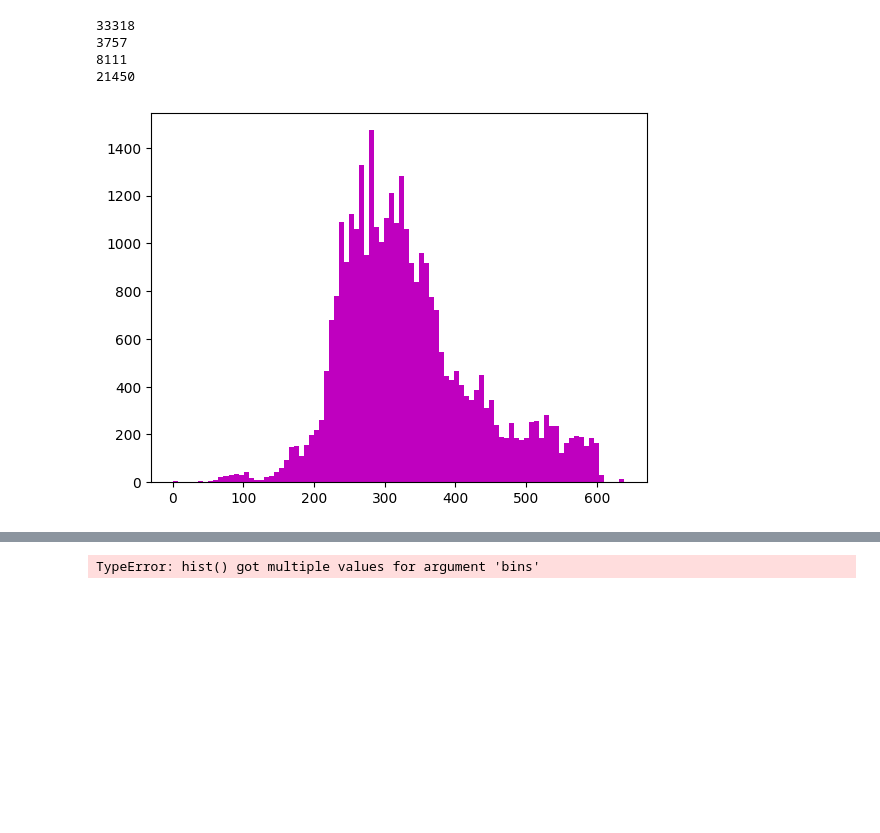
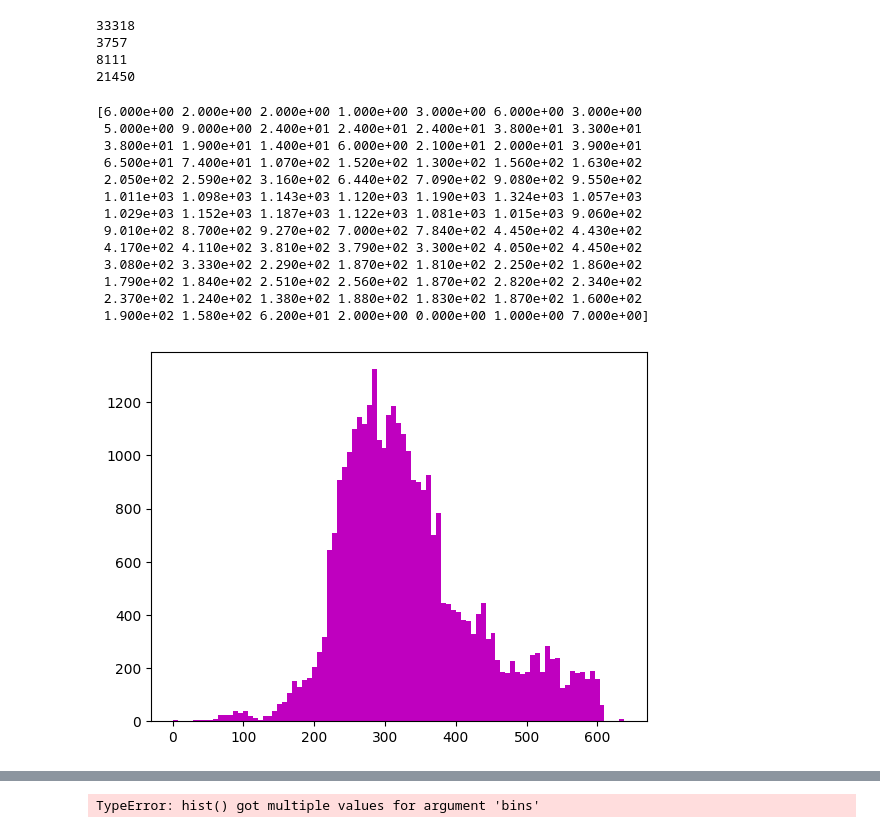
Before and after one commit to FormulaRabbit81/Group_Disease_2.0, a Jupyter notebook: Rough/Alex/ebola.ipynb, the cells around one changed output, grey strips where cells are left out. Drawn from its saved outputs; the diff is of its cells as text; code cells hidden in the pictures; blank space fills up the shorter version.

```diff
--- a/Rough/Alex/ebola.ipynb
+++ b/Rough/Alex/ebola.ipynb
@@ -67,7 +67,21 @@ date_nums_liberia = [convert_date_to_number(date, dates_liberia[0]) for date in
 date_nums_sierra = [convert_date_to_number(date, dates_sierra[0]) for date in dates_sierra]
 date_nums_all = [convert_date_to_number(date, dates_all[0]) for date in dates_all]
 # %%
-counts, bins, bars = plt.hist(date_nums_all, bins = 90, color = 'm')
+counts, bins, bars = plt.hist(date_nums_all, bins = range(1, date_nums_all[-1], 7), color = 'm')
+print(counts)
 # %% [output]
+[6.000e+00 2.000e+00 2.000e+00 1.000e+00 3.000e+00 6.000e+00 3.000e+00
+ 5.000e+00 9.000e+00 2.400e+01 2.400e+01 2.400e+01 3.800e+01 3.300e+01
+ 3.800e+01 1.900e+01 1.400e+01 6.000e+00 2.100e+01 2.000e+01 3.900e+01
+ 6.500e+01 7.400e+01 1.070e+02 1.520e+02 1.300e+02 1.560e+02 1.630e+02
+ 2.050e+02 2.590e+02 3.160e+02 6.440e+02 7.090e+02 9.080e+02 9.550e+02
+ 1.011e+03 1.098e+03 1.143e+03 1.120e+03 1.190e+03 1.324e+03 1.057e+03
+ 1.029e+03 1.152e+03 1.187e+03 1.122e+03 1.081e+03 1.015e+03 9.060e+02
+ 9.010e+02 8.700e+02 9.270e+02 7.000e+02 7.840e+02 4.450e+02 4.430e+02
+ 4.170e+02 4.110e+02 3.810e+02 3.790e+02 3.300e+02 4.050e+02 4.450e+02
+ 3.080e+02 3.330e+02 2.290e+02 1.870e+02 1.810e+02 2.250e+02 1.860e+02
+ 1.790e+02 1.840e+02 2.510e+02 2.560e+02 1.870e+02 2.820e+02 2.340e+02
+ 2.370e+02 1.240e+02 1.380e+02 1.880e+02 1.830e+02 1.870e+02 1.600e+02
+ 1.900e+02 1.580e+02 6.200e+01 2.000e+00 0.000e+00 1.000e+00 7.000e+00]
-[figure, old version]
+[figure, new version]
 # %%
```
Also changed, not shown: parts of 1 cell of this notebook.
